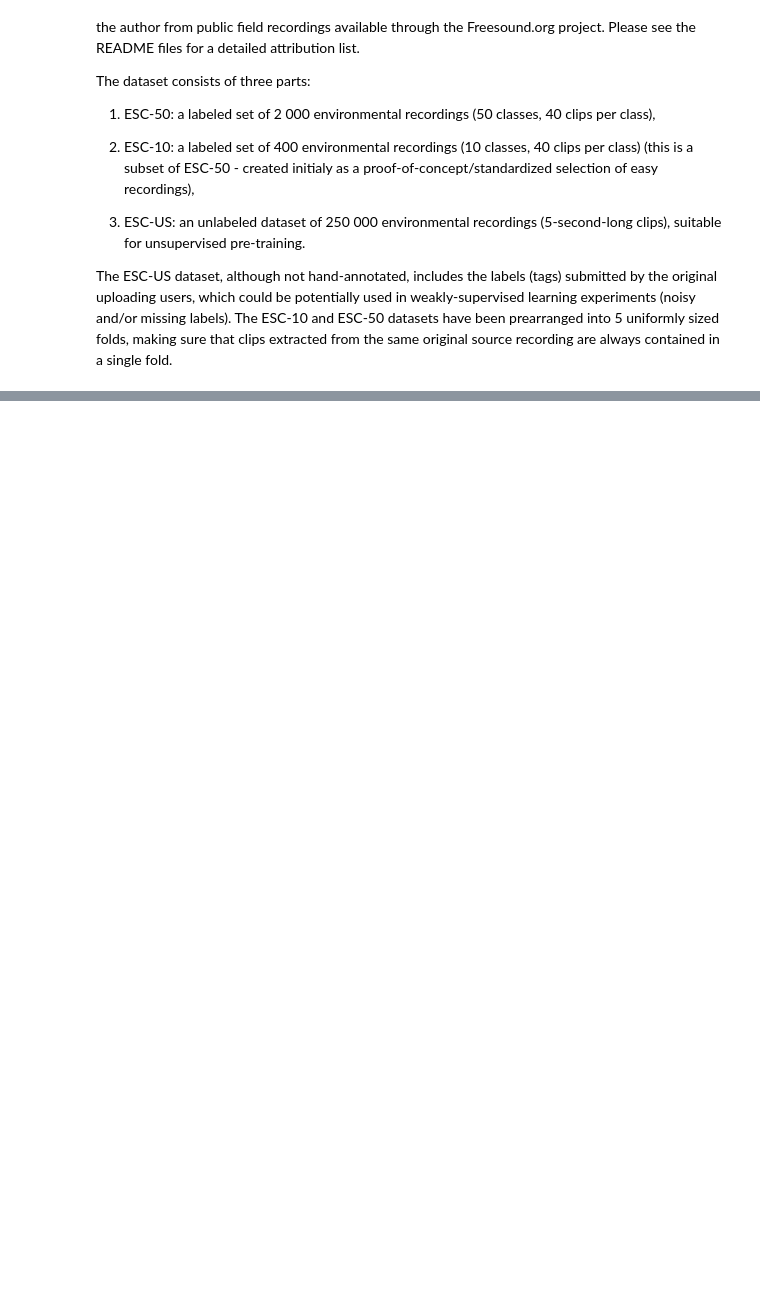
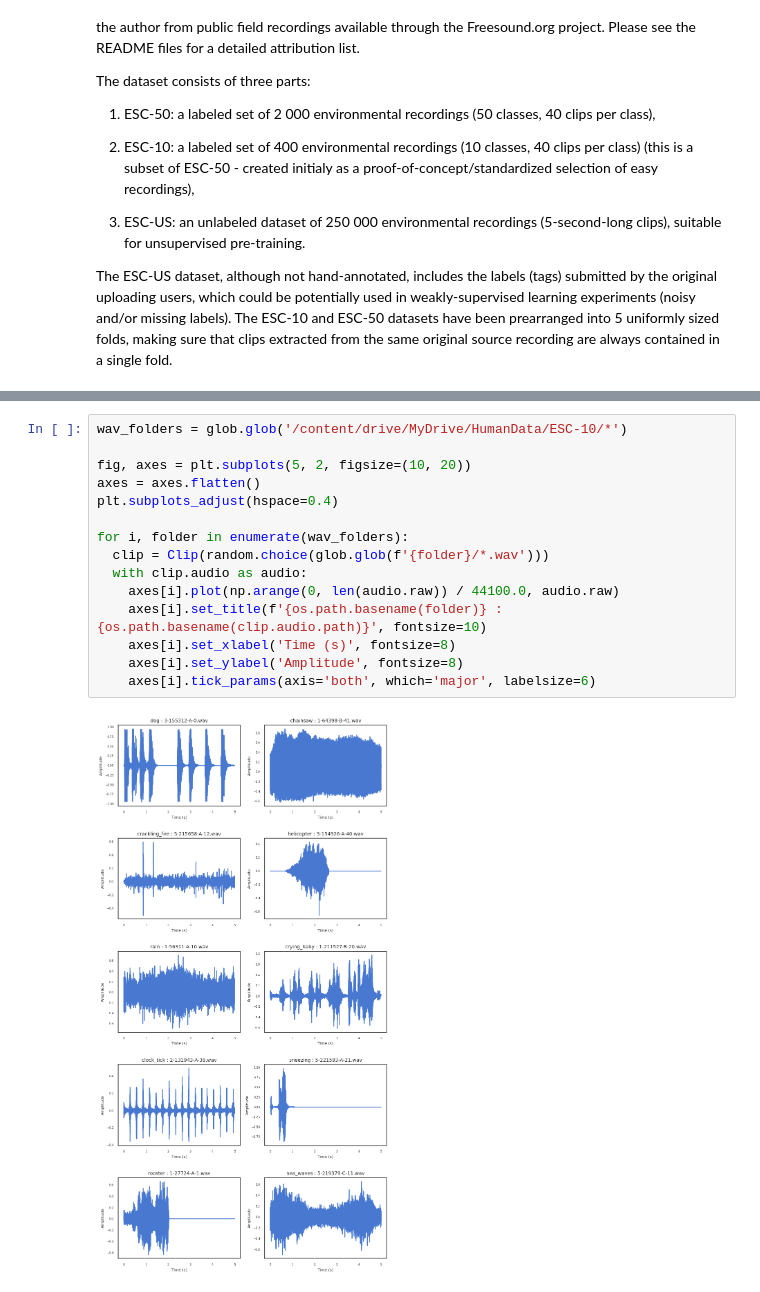
Before and after one commit to unipd-human-data/env-soundnet, a Jupyter notebook: env-soundnet.ipynb, the cells around one changed output, grey strips where cells are left out. Drawn from its saved outputs; the diff is of its cells as text; blank space fills up the shorter version.

```diff
--- a/env-soundnet.ipynb
+++ b/env-soundnet.ipynb
@@ -201,0 +206,17 @@ IPython.display.Audio(filename=clip.path, rate=Clip.SAMPLING_RATE)
+# %%
+wav_folders = glob.glob('/content/drive/MyDrive/HumanData/ESC-10/*')
+
+fig, axes = plt.subplots(5, 2, figsize=(10, 20))
+axes = axes.flatten()
+plt.subplots_adjust(hspace=0.4)
+
+for i, folder in enumerate(wav_folders):
+  clip = Clip(random.choice(glob.glob(f'{folder}/*.wav')))
+  with clip.audio as audio:
+    axes[i].plot(np.arange(0, len(audio.raw)) / 44100.0, audio.raw)
+    axes[i].set_title(f'{os.path.basename(folder)} : {os.path.basename(clip.audio.path)}', fontsize=10)
+    axes[i].set_xlabel('Time (s)', fontsize=8)
+    axes[i].set_ylabel('Amplitude', fontsize=8)
+    axes[i].tick_params(axis='both', which='major', labelsize=6)
+# %% [output]
+[figure, added]
```
Also changed, not shown: parts of 3 cells of this notebook.
